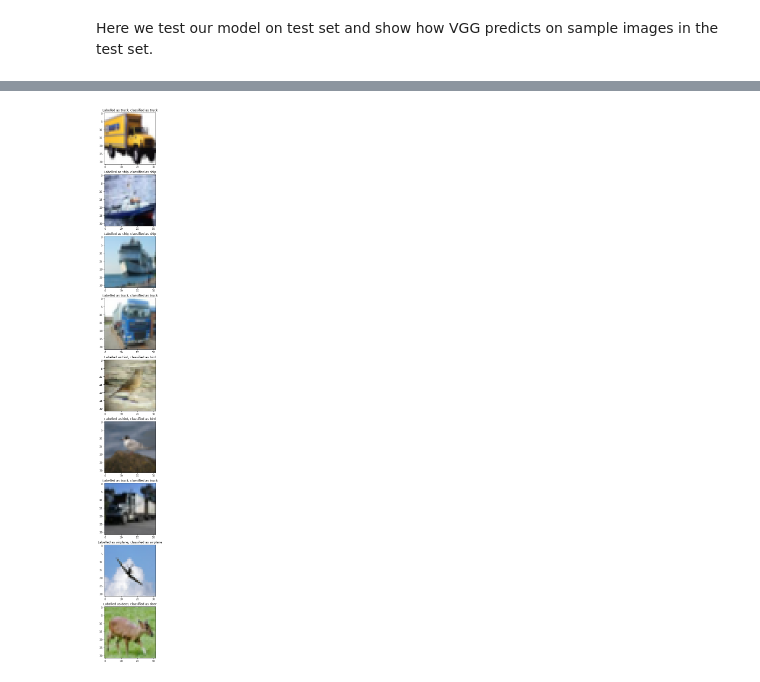
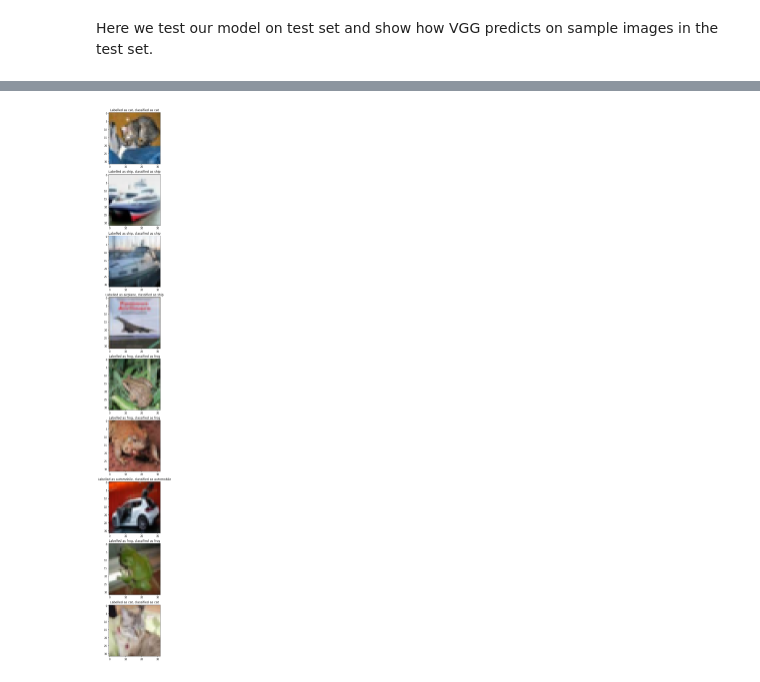
Before and after one commit to lnblanke/ML, a Jupyter notebook: cv/VGG/VGG.ipynb, the cells around one changed output, grey strips where cells are left out. Drawn from its saved outputs; the diff is of its cells as text; code cells hidden in the pictures.

Commit message:
Add simple ML models & cv models training results

```diff
--- a/cv/VGG/VGG.ipynb
+++ b/cv/VGG/VGG.ipynb
@@ -75,14 +100,3 @@ def createVGG(type, weight_decay, dropout_rate):
     return model
 # %% [markdown]
 In this part of the program, we get the Cifar 10 dataset using tensorflow dataset and separate it into training set and test set.
-# %%
-# Set random state for reproducibility
-random_state = 4
-
-def get_data():
-    x, y = tfds.as_numpy(
-        tfds.load("cifar10", split = "train", shuffle_files = True, as_supervised = True, batch_size = -1))
-
-    return train_test_split(x, y, test_size = .2, random_state = random_state)
-
-train_x, test_x, train_y, test_y = get_data()
@@ -102,22 +137,28 @@ Use `tf.data.Dataset.get_single_element()`.
 This part trains the VGG model on Cifar 10 dataset. We tested several sets of hyperparameters and adopted one with the best validation loss. We then store the best weights of each training epochs on drive so that we can continue training even if the session disconnects. We also store searching results and training weights in case the process takes too much time or the session crashes accidentally. We show the result of the training process with a graph about the training and validation accuracy for each epoch.
 # %%
 # Set a checkpoint to save weights
-cp = tf.keras.callbacks.ModelCheckpoint("/weights", monitor = "loss", verbose = 1, save_best_only = True, mode = "auto")
+cp = tf.keras.callbacks.ModelCheckpoint("weights", monitor = "loss", verbose = 0, save_best_only = True, mode = "auto")
 
 model = createVGG(19, 1.5, .3)
 model.compile(optimizer = tf.keras.optimizers.Adam(learning_rate = 1e-5),
     loss = tf.keras.losses.SparseCategoricalCrossentropy(), metrics = ["accuracy"])
 
 # We can use the existing data if the training process has started
-# model.load_weights("/weights")
+# model.load_weights("weights")
 
-history = model.fit(train_x, train_y, epochs = 200, validation_split = .2, batch_size = 64)
+history = model.fit(train, epochs = 100, validation_data = val, callbacks = [cp])
 
 plt.plot(history.history['accuracy'])
 plt.plot(history.history['val_accuracy'])
+
+for i, (acc, val_acc) in enumerate(zip(history.history['accuracy'], history.history['val_accuracy'])):
+    if (i + 1) % 10 == 0:
+        plt.annotate("{:.2f}".format(acc), xy = (i + 1, acc))
+        plt.annotate("{:.2f}".format(val_acc), xy = (i + 1, val_acc))
+
 plt.title('model accuracy')
 plt.ylabel('accuracy')
 plt.xlabel('epoch')
-plt.legend(['train', 'test'], loc = 'upper left')
+plt.legend(['train', 'val'], loc = 'upper left')
 plt.show()
 # %% [output]
@@ -142,20 +192,18 @@ Epoch 200/200
 # %% [markdown]
 Here we test our model on test set and show how VGG predicts on sample images in the test set.
 # %%
-`labels = ["airplane", "automobile", "bird", "cat", "deer", "dog", "frog", "horse", "ship", "truck"]
+labels = ["airplane", "automobile", "bird", "cat", "deer", "dog", "frog", "horse", "ship", "truck"]
 
-pred = np.argmax(model.predict(test_x), axis = 1)
-
-print("Test Accuracy: {:.2%}".format(np.sum(pred == test_y) / len(test_y)))
-
-sample_data = test_x[: 9]
-sample_label = test_y[: 9]
+print("Test Accuracy: {:.2%}".format(model.evaluate(test)[1]))
 
 fig = plt.figure(figsize = (10, 40))
+for sample_data, sample_label in test.take(1):
+    pred = np.argmax(model.predict(sample_data), axis = 1)
 
-for i in range(len(sample_data)):
-    ax = fig.add_subplot(911 + i)
-    ax.imshow(test_x[i])
+    for i, (img, label) in enumerate(zip(sample_data[:9], sample_label[:9])):
+        ax = fig.add_subplot(911 + i)
+        ax.imshow(img)
 
-    ax.set_title("Labelled as " + labels[int(sample_label[i])] + ", classified as " + labels[int(pred[i])])
+
+        ax.set_title("Labelled as " + labels[int(label)] + ", classified as " + labels[int(pred[i])])
 # %% [output]
@@ -163 +212 @@ Test Accuracy: 86.93%
-[figure, old version]
+[figure, new version]
```
Also changed, not shown: parts of 7 cells of this notebook, 38 other files.
